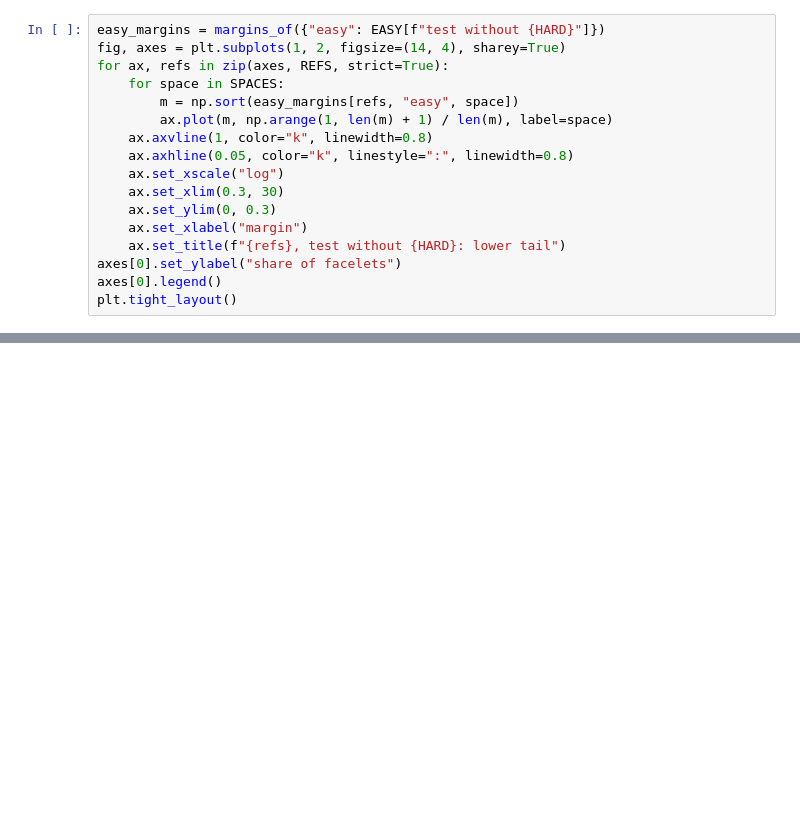
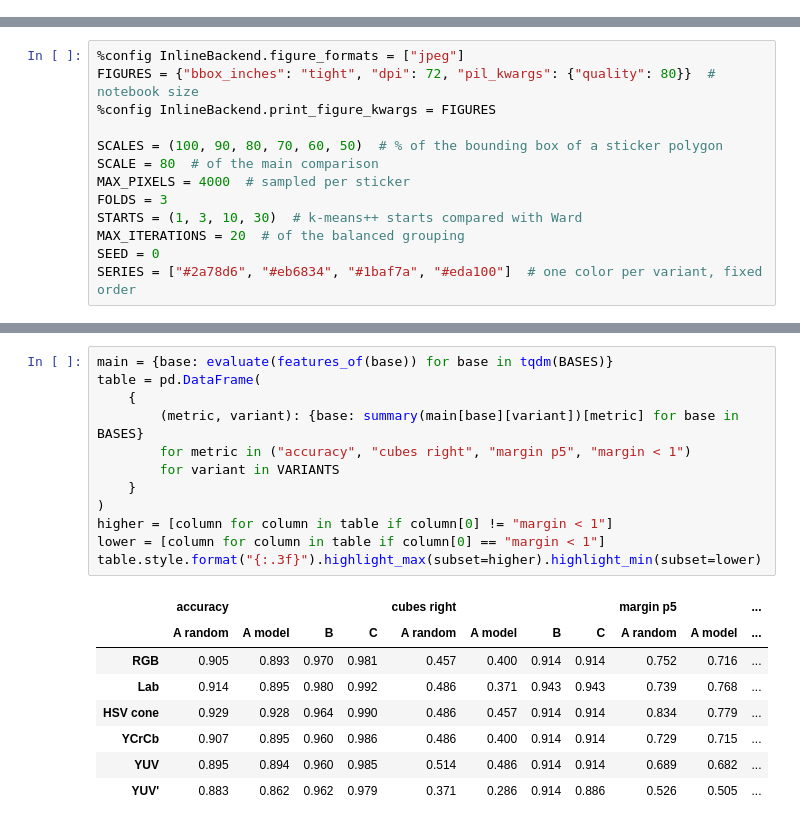
Before and after one commit to kwyrzyk/puzzle-vision, a Jupyter notebook: research/notebooks/3.1-kw-sticker-color-classification.ipynb, the cells around one changed output, grey strips where cells are left out. Saved outputs shown, nothing was run; the diff lists cells and outputs as text; blank space fills up the shorter version.

Commit message:
feat(notebooks): improved methodology for color spaces analysis, separation from correction algorithms

```diff
--- a/research/notebooks/3.1-kw-sticker-color-classification.ipynb
+++ b/research/notebooks/3.1-kw-sticker-color-classification.ipynb
@@ -1067,17 +0,0 @@ margin_table(EASY)
-# %%
-easy_margins = margins_of({"easy": EASY[f"test without {HARD}"]})
-fig, axes = plt.subplots(1, 2, figsize=(14, 4), sharey=True)
-for ax, refs in zip(axes, REFS, strict=True):
-    for space in SPACES:
-        m = np.sort(easy_margins[refs, "easy", space])
-        ax.plot(m, np.arange(1, len(m) + 1) / len(m), label=space)
-    ax.axvline(1, color="k", linewidth=0.8)
-    ax.axhline(0.05, color="k", linestyle=":", linewidth=0.8)
-    ax.set_xscale("log")
-    ax.set_xlim(0.3, 30)
-    ax.set_ylim(0, 0.3)
-    ax.set_xlabel("margin")
-    ax.set_title(f"{refs}, test without {HARD}: lower tail")
-axes[0].set_ylabel("share of facelets")
-axes[0].legend()
-plt.tight_layout()
@@ -1136,0 +47,13 @@ pd.concat({"0-1": palette_rgb.round(3), "0-255": (palette_rgb * 255).round().ast
+# %%
+%config InlineBackend.figure_formats = ["jpeg"]
+FIGURES = {"bbox_inches": "tight", "dpi": 72, "pil_kwargs": {"quality": 80}}  # notebook size
+%config InlineBackend.print_figure_kwargs = FIGURES
+
+SCALES = (100, 90, 80, 70, 60, 50)  # % of the bounding box of a sticker polygon
+SCALE = 80  # of the main comparison
+MAX_PIXELS = 4000  # sampled per sticker
+FOLDS = 3
+STARTS = (1, 3, 10, 30)  # k-means++ starts compared with Ward
+MAX_ITERATIONS = 20  # of the balanced grouping
+SEED = 0
+SERIES = ["#2a78d6", "#eb6834", "#1baf7a", "#eda100"]  # one color per variant, fixed order
@@ -1136,0 +358,21 @@ pd.concat({"0-1": palette_rgb.round(3), "0-255": (palette_rgb * 255).round().ast
+# %%
+main = {base: evaluate(features_of(base)) for base in tqdm(BASES)}
+table = pd.DataFrame(
+    {
+        (metric, variant): {base: summary(main[base][variant])[metric] for base in BASES}
+        for metric in ("accuracy", "cubes right", "margin p5", "margin < 1")
+        for variant in VARIANTS
+    }
+)
+higher = [column for column in table if column[0] != "margin < 1"]
+lower = [column for column in table if column[0] == "margin < 1"]
+table.style.format("{:.3f}").highlight_max(subset=higher).highlight_min(subset=lower)
+# %% [output]
+|  | accuracy |  |  |  | cubes right |  |  |  | margin p5 |  | ... |
+|  | A random | A model | B | C | A random | A model | B | C | A random | A model | ... |
+| RGB | 0.905 | 0.893 | 0.970 | 0.981 | 0.457 | 0.400 | 0.914 | 0.914 | 0.752 | 0.716 | ... |
+| Lab | 0.914 | 0.895 | 0.980 | 0.992 | 0.486 | 0.371 | 0.943 | 0.943 | 0.739 | 0.768 | ... |
+| HSV cone | 0.929 | 0.928 | 0.964 | 0.990 | 0.486 | 0.457 | 0.914 | 0.914 | 0.834 | 0.779 | ... |
+| YCrCb | 0.907 | 0.895 | 0.960 | 0.986 | 0.486 | 0.400 | 0.914 | 0.914 | 0.729 | 0.715 | ... |
+| YUV | 0.895 | 0.894 | 0.960 | 0.985 | 0.514 | 0.486 | 0.914 | 0.914 | 0.689 | 0.682 | ... |
+| YUV' | 0.883 | 0.862 | 0.962 | 0.979 | 0.371 | 0.286 | 0.914 | 0.886 | 0.526 | 0.505 | ... |
```
Also changed, not shown: parts of 71 cells of this notebook.
